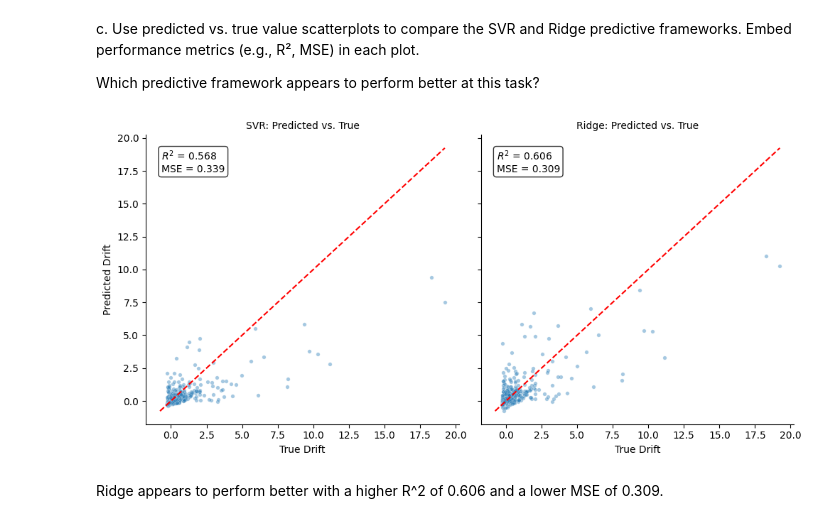
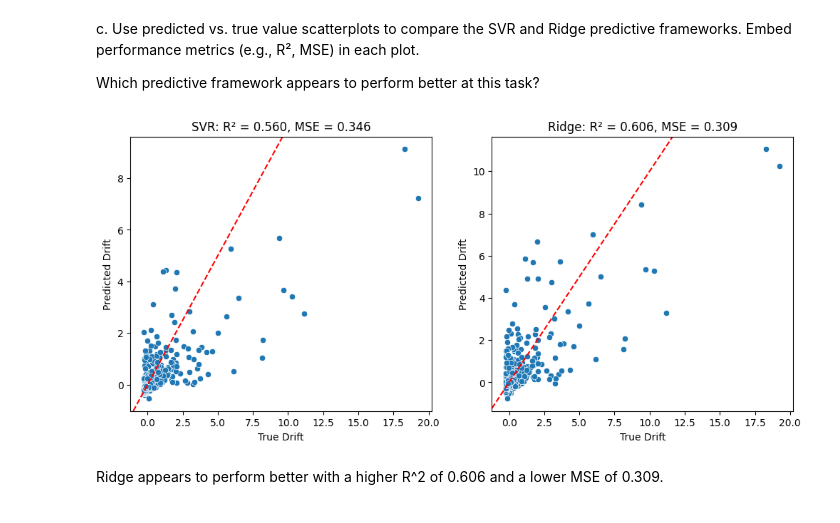
Before and after one commit to laine-goldmacher/ML-Labs, a Jupyter notebook: 02-seismic-support-vector-regression.ipynb, the cells around one changed output. Drawn from its saved outputs; the diff is of its cells as text; code cells hidden in the pictures.

```diff
--- a/02-seismic-support-vector-regression.ipynb
+++ b/02-seismic-support-vector-regression.ipynb
@@ -300,0 +307,10 @@ R^2 Score: 0.5683222951027131
+# %%
+pipeline_svr = pipeline(steps=[('scaler', StandardScaler()), ('svr', SVR(C = .1, epsilon = 0.1, kernel = 'linear' ))])
+pipeline_svr.fit(X_train, y_train)
+
+y_pred_best_svr = pipeline_svr.predict(X_test)
+
+mse = mean_squared_error(y_test, y_pred_best_svr)
+r2 = r2_score(y_test, y_pred_best_svr)
+print(f"Mean Squared Error: {mse}")
+print(f"R^2 Score: {r2}")
@@ -366,28 +382,19 @@ Which predictive framework appears to perform better at this task?
 # %%
 # [Your code here]
 preds = {'SVR': y_pred_best_svr, 'Ridge': y_pred_best_ridge}
 
-plot_df = pd.concat(
-    pd.DataFrame({'True Drift': y_test.values, 'Predicted Drift': p, 'Model': name})
-    for name, p in preds.items()
-)
+fig, axes = plt.subplots(1, 2, figsize=(12, 5))
 
-g = sns.relplot(data=plot_df, x='True Drift', y='Predicted Drift',
-                col='Model', alpha=0.4, s=15, height=5)
+for ax, (name, y_hat) in zip(axes, preds.items()):
+    sns.scatterplot(x=y_test, y=y_hat, ax=ax)
+    ax.axline((0, 0), slope=1, color='red', linestyle='--')
+    ax.set_title(f'{name}: R² = {r2_score(y_test, y_hat):.3f}, MSE = {mean_squared_error(y_test, y_hat):.3f}')
+    ax.set_xlabel('True Drift')
+    ax.set_ylabel('Predicted Drift')
 
-lo, hi = plot_df[['True Drift', 'Predicted Drift']].min().min(), plot_df[['True Drift', 'Predicted Drift']].max().max()
-
-for ax, (name, y_hat) in zip(g.axes.flat, preds.items()):
-    ax.plot([lo, hi], [lo, hi], 'r--')
-    ax.text(0.05, 0.95,
-            f'$R^2$ = {r2_score(y_test, y_hat):.3f}\nMSE = {mean_squared_error(y_test, y_hat):.3f}',
-            transform=ax.transAxes, va='top',
-            bbox=dict(boxstyle='round', facecolor='white', alpha=0.8))
-
-g.set_titles('{col_name}: Predicted vs. True')
 plt.show()
 # %% [output]
-[figure, old version]
+[figure, new version]
 # %% [markdown]
 Ridge appears to perform better with a higher R^2 of 0.606 and a lower MSE of 0.309.
 # %% [markdown]
```
Also changed, not shown: parts of 11 cells of this notebook.
